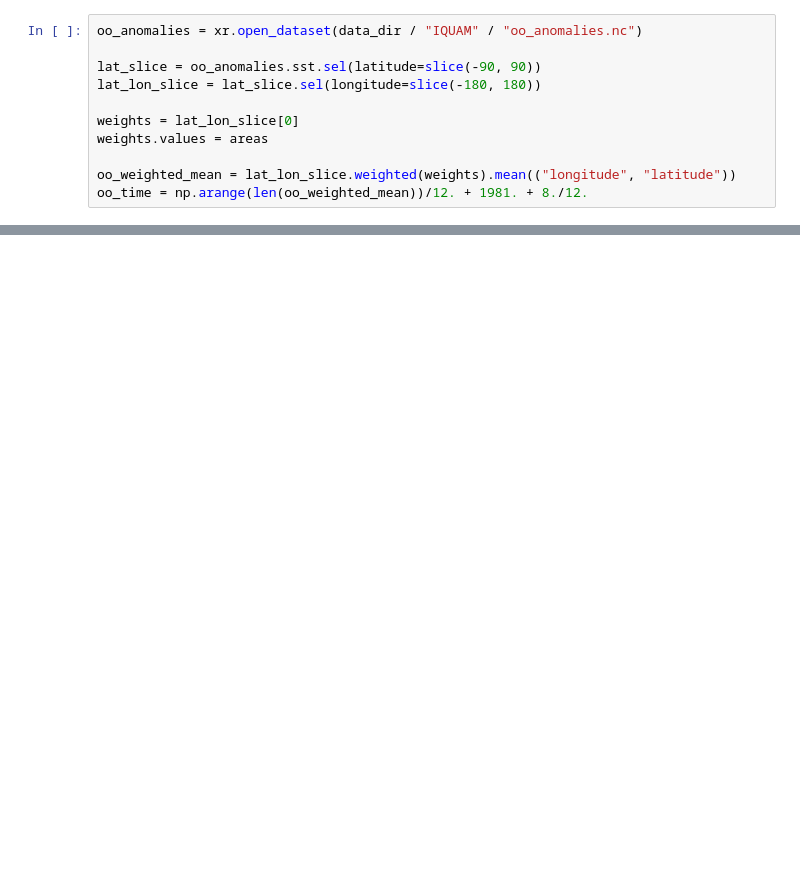
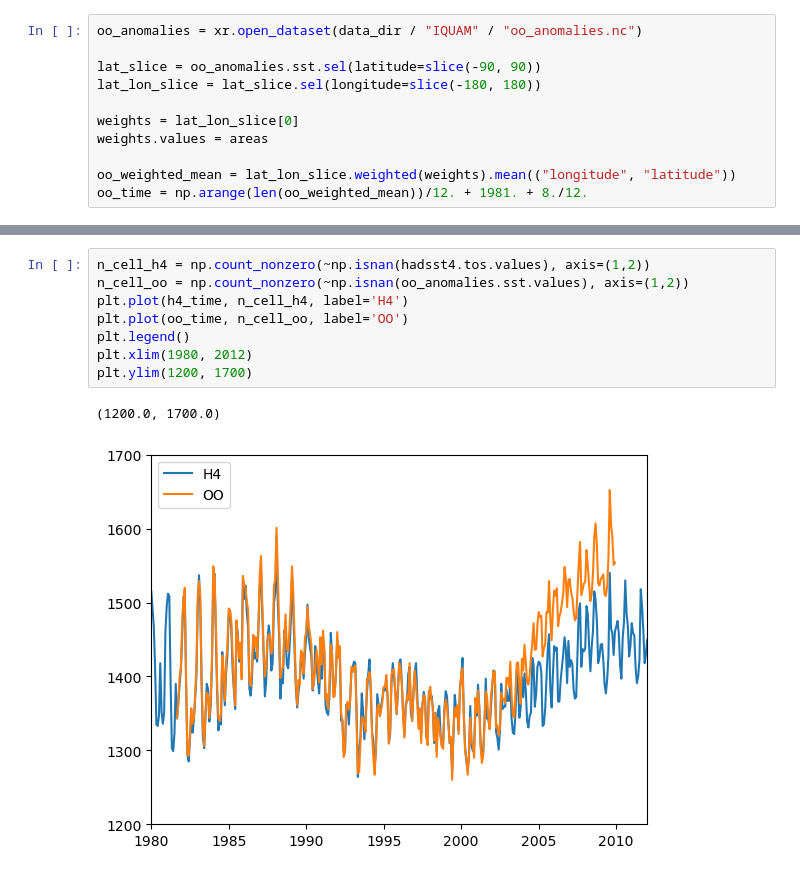
Before and after one commit to jjk-code-otter/open-ocean, a Jupyter notebook: notebooks/compare_to_hadsst4.ipynb, the cells around one changed output, grey strips where cells are left out. Saved outputs shown, nothing was run; the diff lists cells and outputs as text; blank space fills up the shorter version.

```diff
--- a/notebooks/compare_to_hadsst4.ipynb
+++ b/notebooks/compare_to_hadsst4.ipynb
@@ -78,0 +143,11 @@ plt.ylim(-0.2,0.2)
+# %%
+n_cell_h4 = np.count_nonzero(~np.isnan(hadsst4.tos.values), axis=(1,2))
+n_cell_oo = np.count_nonzero(~np.isnan(oo_anomalies.sst.values), axis=(1,2))
+plt.plot(h4_time, n_cell_h4, label='H4')
+plt.plot(oo_time, n_cell_oo, label='OO')
+plt.legend()
+plt.xlim(1980, 2012)
+plt.ylim(1200, 1700)
+# %% [output]
+(1200.0, 1700.0)
+[figure, added]
```
Also changed, not shown: parts of 18 cells of this notebook.
